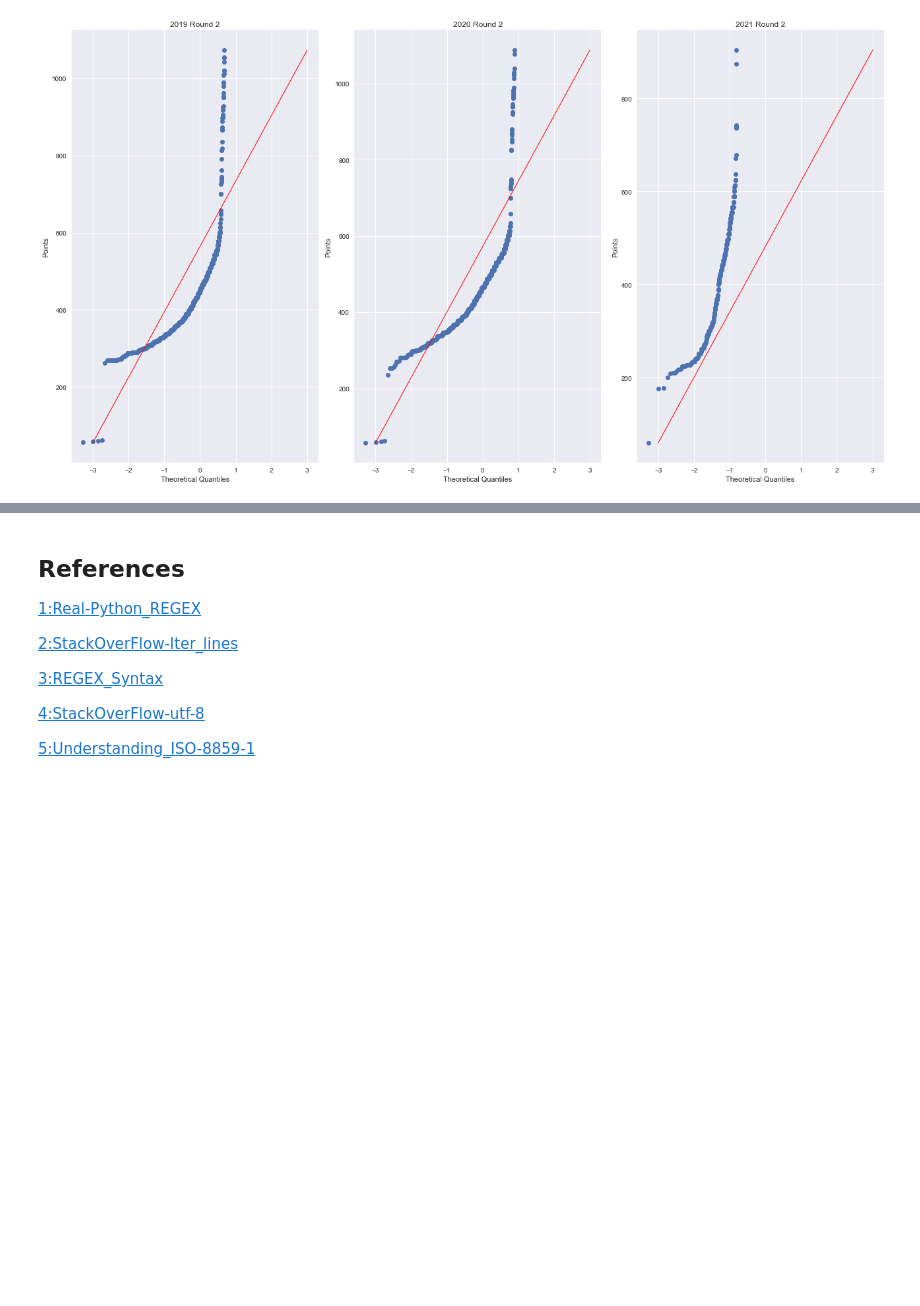
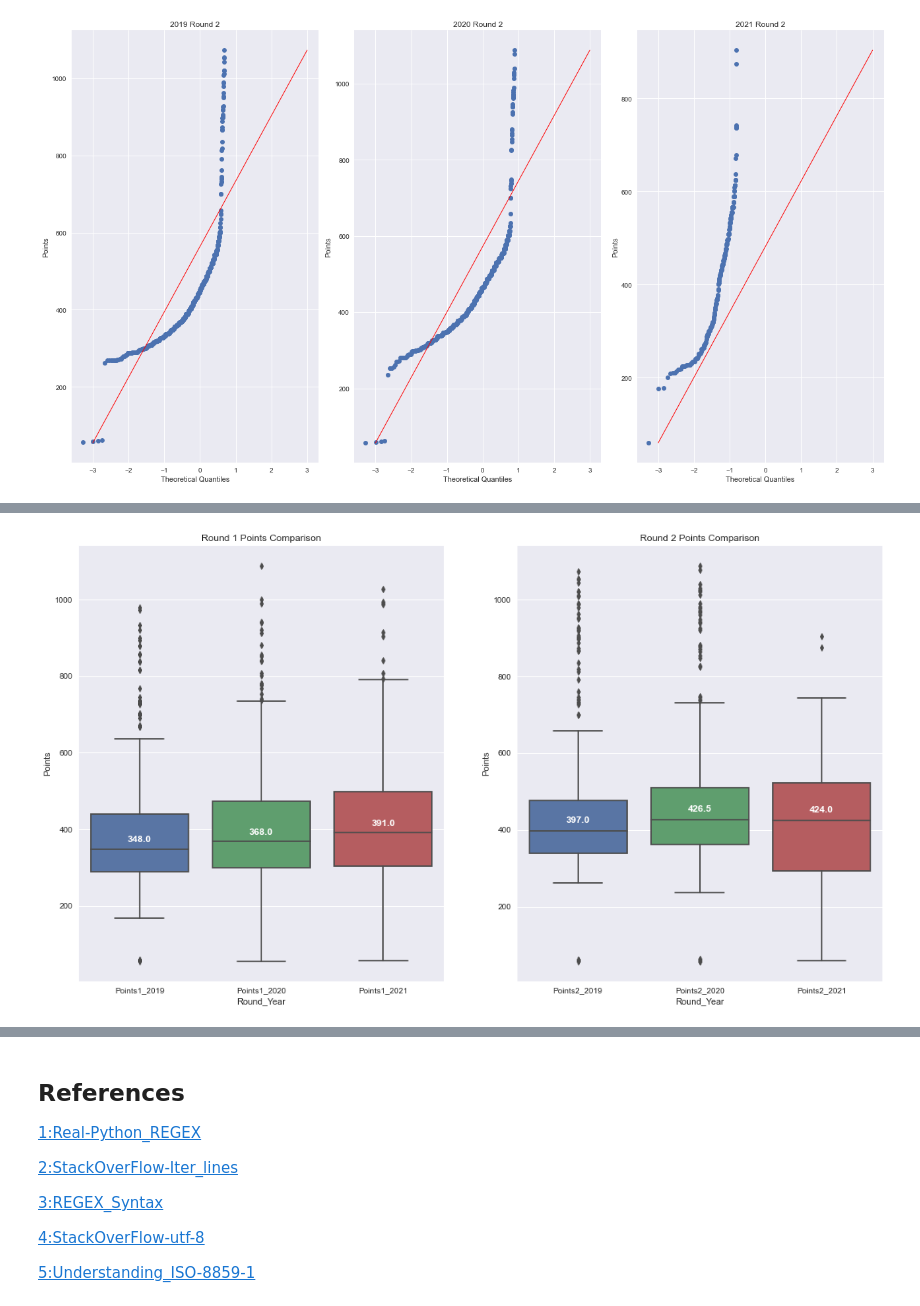
Before and after one commit to Sam-Tracey/Fundamentals-of-Data-Analysis, a Jupyter notebook: cao.ipynb, the cells around one changed output, grey strips where cells are left out. Cells and saved outputs as stored; diff of their text form; code cells hidden in the pictures; blank space fills up the shorter version.

Commit message:
Added box plots and calculated differences across years

```diff
--- a/cao.ipynb
+++ b/cao.ipynb
@@ -786,0 +803,3 @@ plt.show()
+# %%
+## https://towardsdatascience.com/wide-to-long-data-how-and-when-to-use-pandas-melt-stack-and-wide-to-long-7c1e0f462a98
+df1 = df_merge.melt(id_vars=['Code', 'Title'], var_name='Round_Year', value_name='Points')
@@ -786,0 +823,30 @@ plt.show()
+# %%
+# Create a new dataframe only with round 1 points included.
+points1 = df1[df1['Round_Year'].isin(['Points1_2019', 'Points1_2020', 'Points1_2021'])]
+
+# Create a new dataframe only with round 2 points included.
+points2 = df1[df1['Round_Year'].isin(['Points2_2019', 'Points2_2020', 'Points2_2021'])]
+# %%
+# https://stackoverflow.com/questions/45475962/labeling-boxplot-with-median-values
+
+fig, axes = plt.subplots(1, 2)
+
+ax1 = sns.boxplot(x =points1['Round_Year'], y=points1['Points'], ax=axes[0])
+ax1.set_title('Round 1 Points Comparison')
+medians = points1.groupby(['Round_Year'])['Points'].median()
+vertical_offset = points1['Points'].median() * 0.05 # offset from median for display
+
+for xtick in ax1.get_xticks():
+    ax1.text(xtick,medians[xtick] + vertical_offset,medians[xtick],
+            horizontalalignment='center',size='large',color='w',weight='bold')
+
+ax2 = sns.boxplot(x =points2['Round_Year'], y=points2['Points'], ax=axes[1])
+ax2.set_title('Round 2 Points Comparison')
+medians = points2.groupby(['Round_Year'])['Points'].median()
+vertical_offset = points2['Points'].median() * 0.05 # offset from median for display
+
+for xtick in ax2.get_xticks():
+    ax2.text(xtick,medians[xtick] + vertical_offset,medians[xtick],
+            horizontalalignment='center',size='large',color='w',weight='bold')
+# %% [output]
+[figure, added]
```
Also changed, not shown: parts of 24 cells of this notebook, 29 other files.
